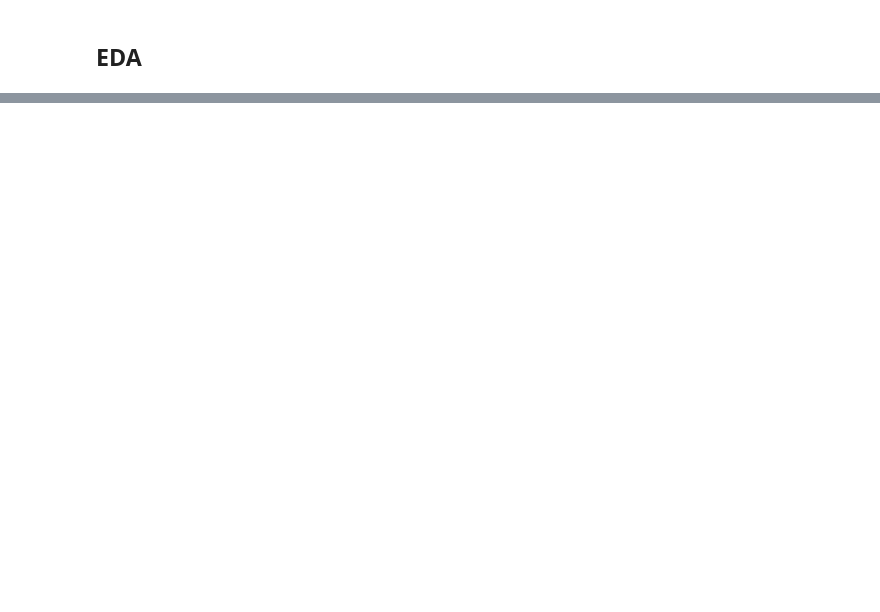
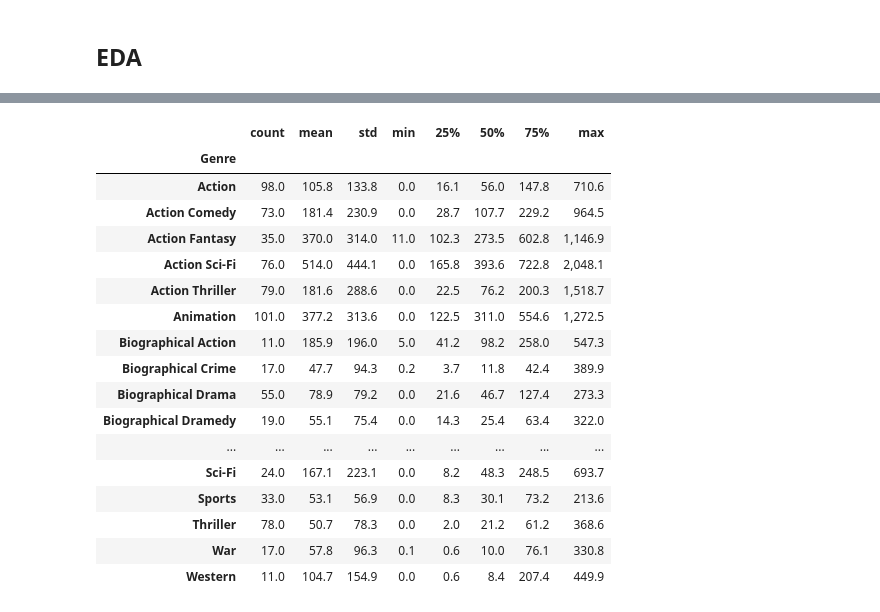
Before and after one commit to KenHoffman95/Movie-Box-Office-Predictor-, a Jupyter notebook: Data Cleaning and Feature Engineering.ipynb, the cells around one changed output, grey strips where cells are left out. Drawn from its saved outputs; the diff is of its cells as text; code cells hidden in the pictures; blank space fills up the shorter version.

```diff
--- a/Data Cleaning and Feature Engineering.ipynb
+++ b/Data Cleaning and Feature Engineering.ipynb
@@ -812,0 +812,22 @@ Text(0, 0.5, 'Average Gross')
+# %%
+#check average gross per movie by genre
+df_movies['worldwide_gross_millions'].groupby(df_movies['Genre']).describe()
+# %% [output]
+|  | count | mean | std | min | 25% | 50% | 75% | max |
+| Genre |  |  |  |  |  |  |  |  |
+| Action | 98.0 | 105.8 | 133.8 | 0.0 | 16.1 | 56.0 | 147.8 | 710.6 |
+| Action Comedy | 73.0 | 181.4 | 230.9 | 0.0 | 28.7 | 107.7 | 229.2 | 964.5 |
+| Action Fantasy | 35.0 | 370.0 | 314.0 | 11.0 | 102.3 | 273.5 | 602.8 | 1,146.9 |
+| Action Sci-Fi | 76.0 | 514.0 | 444.1 | 0.0 | 165.8 | 393.6 | 722.8 | 2,048.1 |
+| Action Thriller | 79.0 | 181.6 | 288.6 | 0.0 | 22.5 | 76.2 | 200.3 | 1,518.7 |
+| Animation | 101.0 | 377.2 | 313.6 | 0.0 | 122.5 | 311.0 | 554.6 | 1,272.5 |
+| Biographical Action | 11.0 | 185.9 | 196.0 | 5.0 | 41.2 | 98.2 | 258.0 | 547.3 |
+| Biographical Crime | 17.0 | 47.7 | 94.3 | 0.2 | 3.7 | 11.8 | 42.4 | 389.9 |
+| Biographical Drama | 55.0 | 78.9 | 79.2 | 0.0 | 21.6 | 46.7 | 127.4 | 273.3 |
+| Biographical Dramedy | 19.0 | 55.1 | 75.4 | 0.0 | 14.3 | 25.4 | 63.4 | 322.0 |
+| ... | ... | ... | ... | ... | ... | ... | ... | ... |
+| Sci-Fi | 24.0 | 167.1 | 223.1 | 0.0 | 8.2 | 48.3 | 248.5 | 693.7 |
+| Sports | 33.0 | 53.1 | 56.9 | 0.0 | 8.3 | 30.1 | 73.2 | 213.6 |
+| Thriller | 78.0 | 50.7 | 78.3 | 0.0 | 2.0 | 21.2 | 61.2 | 368.6 |
+| War | 17.0 | 57.8 | 96.3 | 0.1 | 0.6 | 10.0 | 76.1 | 330.8 |
+| Western | 11.0 | 104.7 | 154.9 | 0.0 | 0.6 | 8.4 | 207.4 | 449.9 |
```
Also changed, not shown: parts of 9 cells of this notebook.
